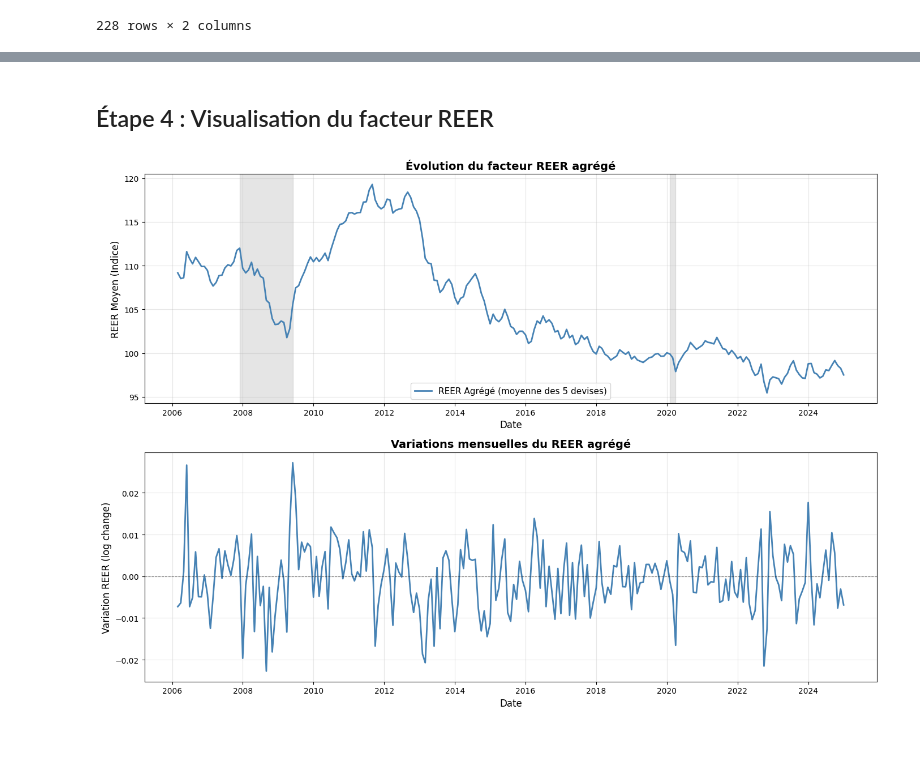
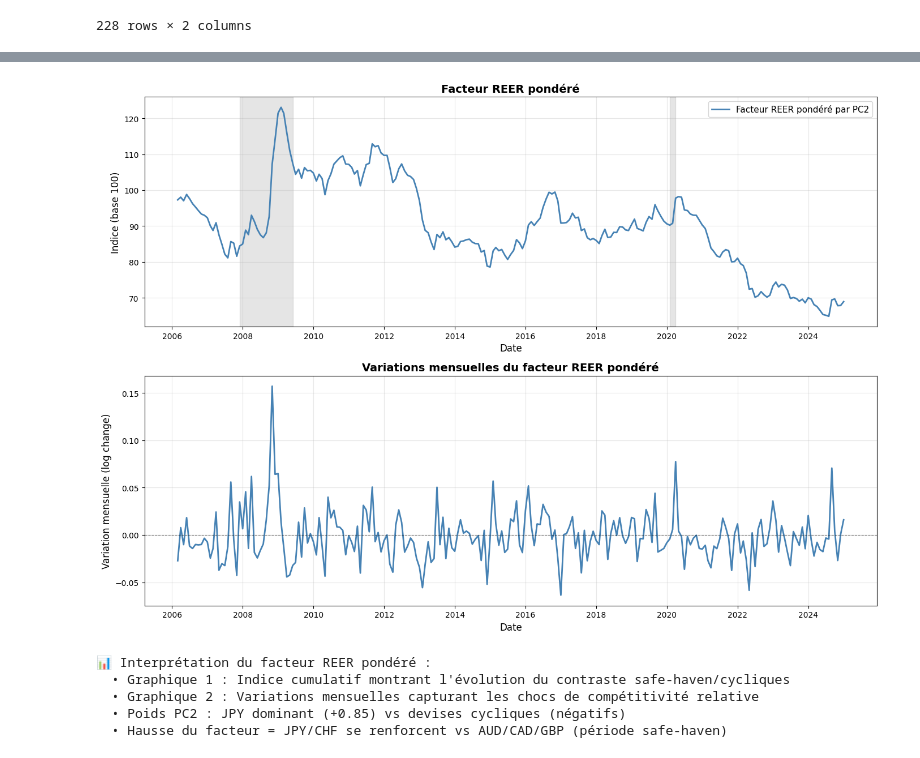
Before and after one commit to Lilas-Bertot/ETUDE-DE-CAS-2, a Jupyter notebook: Étude de cas 2.ipynb, the cells around one changed output, grey strips where cells are left out. Cells and saved outputs as stored; diff of their text form; code cells hidden in the pictures.

```diff
--- a/Étude de cas 2.ipynb
+++ b/Étude de cas 2.ipynb
@@ -1877,39 +1302,46 @@ Name: REER_Factor, dtype: float64
-# %% [markdown]
-## Étape 4 : Visualisation du facteur REER
 # %%
-# Visualisation REER : Niveaux et Variations
+# Visualisation du facteur REER pondéré par PC2
 
-# D'abord, reconstruire l'indice REER moyen à partir des niveaux individuels
-reer_levels = pd.DataFrame({'date': reer_monthly['AU']['date']})
-
-for currency, label in [('AU', 'AUD'), ('CA', 'CAD'), ('JA', 'JPY'), ('SW', 'CHF'), ('UK', 'GBP')]:
-    reer_levels[label] = reer_monthly[currency]['reer'].values
-
-# Moyenne des REER (on peut utiliser la moyenne arithmétique pour simplifier)
-reer_levels['REER_Average'] = reer_levels[['AUD', 'CAD', 'JPY', 'CHF', 'GBP']].mean(axis=1)
+# Reconstruire un indice cumulatif du REER pondéré à partir des variations
+# (pour le graphique 1 - niveau)
+reer_factor_df['REER_Factor_Cumulative'] = (1 + reer_factor_df['REER_Factor']).cumprod() * 100
 
 # Créer les graphiques
 fig, (ax1, ax2) = plt.subplots(2, 1, figsize=(14, 10))
 
-# Graphique 1 : Niveau du REER agrégé (indice moyen)
-ax1.plot(reer_levels['date'], reer_levels['REER_Average'],color='steelblue', linewidth=2, label='REER Agrégé (moyenne des 5 devises)')
-ax1.set_title('Évolution du facteur REER agrégé',fontsize=14, fontweight='bold')
+# Graphique 1 : Niveau du facteur REER pondéré (indice cumulatif base 100)
+ax1.plot(reer_factor_df['date'], reer_factor_df['REER_Factor_Cumulative'],
+         color='steelblue', linewidth=2, label='Facteur REER pondéré par PC2')
+ax1.set_title('Facteur REER pondéré', fontsize=14, fontweight='bold')
 ax1.set_xlabel('Date', fontsize=12)
-ax1.set_ylabel('REER Moyen (Indice)', fontsize=12)
+ax1.set_ylabel('Indice (base 100)', fontsize=12)
 ax1.legend(loc='best', fontsize=11)
 ax1.grid(True, alpha=0.3)
-ax1.axvspan(pd.Timestamp('2007-12-01'), pd.Timestamp('2009-06-01'), alpha=0.2, color='grey')
+# Zones de crises (safe-haven periods)
+ax1.axvspan(pd.Timestamp('2007-12-01'), pd.Timestamp('2009-06-01'), alpha=0.2, color='grey', label='Crises')
 ax1.axvspan(pd.Timestamp('2020-02-01'), pd.Timestamp('2020-04-01'), alpha=0.2, color='grey')
 
-# Graphique 2 : Variations REER (facteur agrégé)
-ax2.plot(reer_factor_df['date'], reer_factor_df['REER_Factor'],color='steelblue', linewidth=2)
+# Graphique 2 : Variations mensuelles du facteur REER pondéré
+ax2.plot(reer_factor_df['date'], reer_factor_df['REER_Factor'],
+         color='steelblue', linewidth=2)
 ax2.axhline(y=0, color='black', linestyle='--', linewidth=0.8, alpha=0.5)
-ax2.set_title('Variations mensuelles du REER agrégé',fontsize=14, fontweight='bold')
+ax2.set_title('Variations mensuelles du facteur REER pondéré', fontsize=14, fontweight='bold')
 ax2.set_xlabel('Date', fontsize=12)
-ax2.set_ylabel('Variation REER (log change)', fontsize=12)
+ax2.set_ylabel('Variation mensuelle (log change)', fontsize=12)
 ax2.grid(True, alpha=0.3)
 
 plt.tight_layout()
 plt.show()
+
+print("\n📊 Interprétation du facteur REER pondéré :")
+print("  • Graphique 1 : Indice cumulatif montrant l'évolution du contraste safe-haven/cycliques")
+print("  • Graphique 2 : Variations mensuelles capturant les chocs de compétitivité relative")
+print("  • Poids PC2 : JPY dominant (+0.85) vs devises cycliques (négatifs)")
+print("  • Hausse du facteur = JPY/CHF se renforcent vs AUD/CAD/GBP (période safe-haven)")
 # %% [output]
-[figure, old version]
+[figure, new version]
+📊 Interprétation du facteur REER pondéré :
+  • Graphique 1 : Indice cumulatif montrant l'évolution du contraste safe-haven/cycliques
+  • Graphique 2 : Variations mensuelles capturant les chocs de compétitivité relative
+  • Poids PC2 : JPY dominant (+0.85) vs devises cycliques (négatifs)
+  • Hausse du facteur = JPY/CHF se renforcent vs AUD/CAD/GBP (période safe-haven)
```
Also changed, not shown: parts of 71 cells of this notebook, 2 other files.
